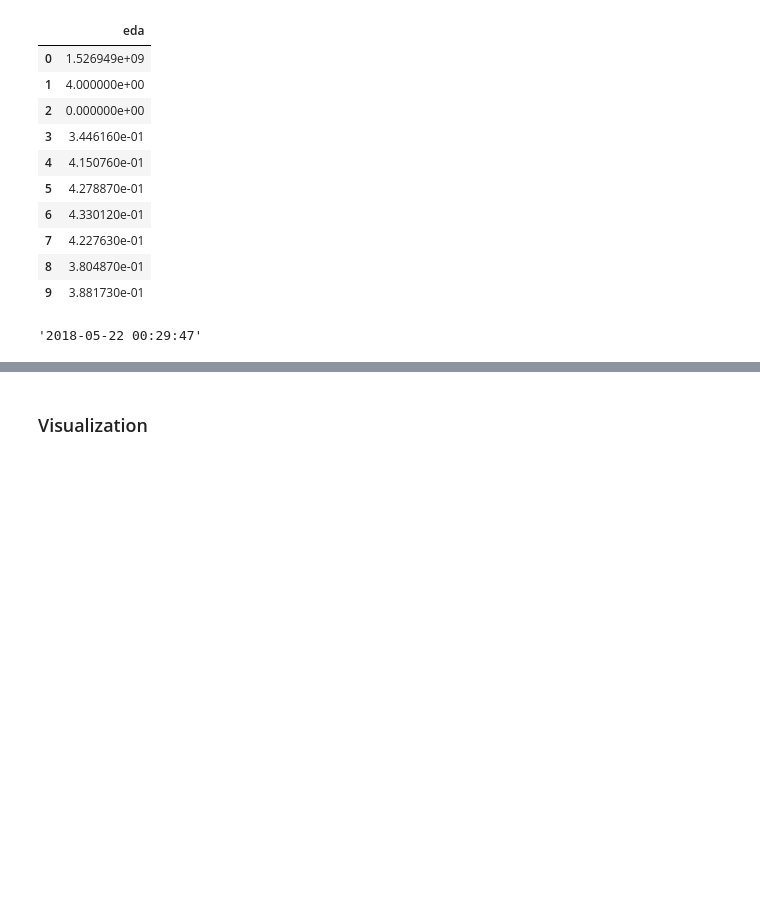
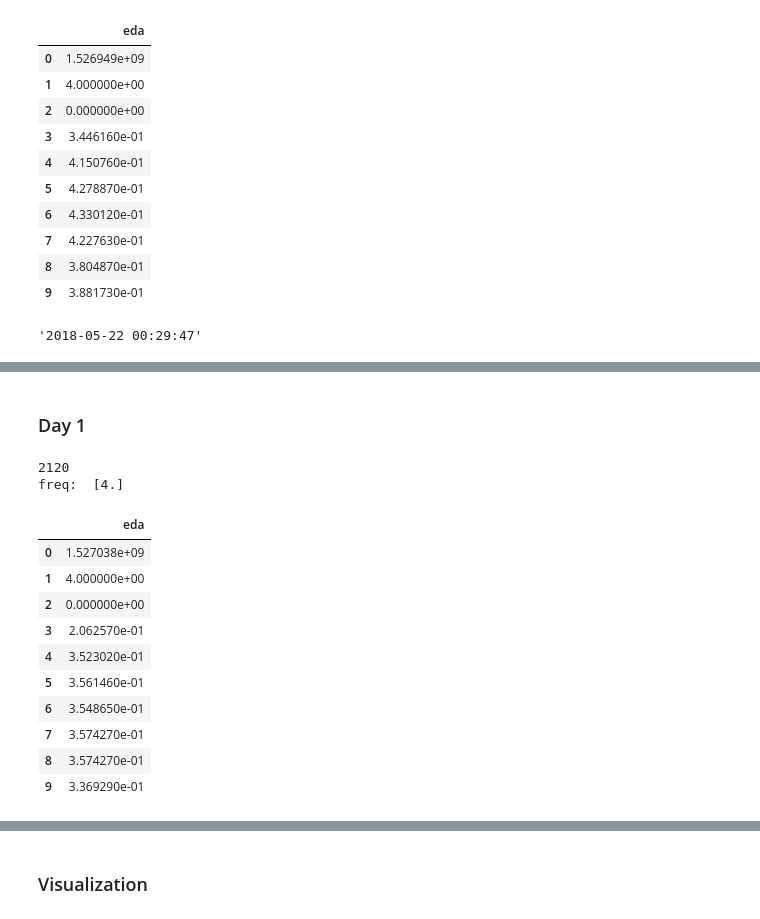
Before and after one commit to haohan723/Physiological-Data-Analysis, a Jupyter notebook: cvxEDA/src/cold_shower_draft.ipynb, the cells around one changed output, grey strips where cells are left out. Saved outputs shown, nothing was run; the diff lists cells and outputs as text; code cells hidden in the pictures; blank space fills up the shorter version.

```diff
--- a/cvxEDA/src/cold_shower_draft.ipynb
+++ b/cvxEDA/src/cold_shower_draft.ipynb
@@ -113,0 +114,24 @@ fl_eda.head()
+# %% [markdown]
+### Day 1
+# %%
+# Sampling frequency 4Hz ~= 0.25s
+fl_eda_1 = pd.read_csv('data/exp_2/EDA.csv' , header= None)
+fl_eda_1.columns  = ['eda']
+fl_eda_freq_1 = fl_eda_1.iloc[1].values
+print(len(fl_eda_1))
+print('freq: ', fl_eda_freq_1)
+fl_eda_1.head(10)
+# %% [output]
+2120
+freq:  [4.]
+|  | eda |
+| 0 | 1.527038e+09 |
+| 1 | 4.000000e+00 |
+| 2 | 0.000000e+00 |
+| 3 | 2.062570e-01 |
+| 4 | 3.523020e-01 |
+| 5 | 3.561460e-01 |
+| 6 | 3.548650e-01 |
+| 7 | 3.574270e-01 |
+| 8 | 3.574270e-01 |
+| 9 | 3.369290e-01 |
```
Also changed, not shown: parts of 27 cells of this notebook.
